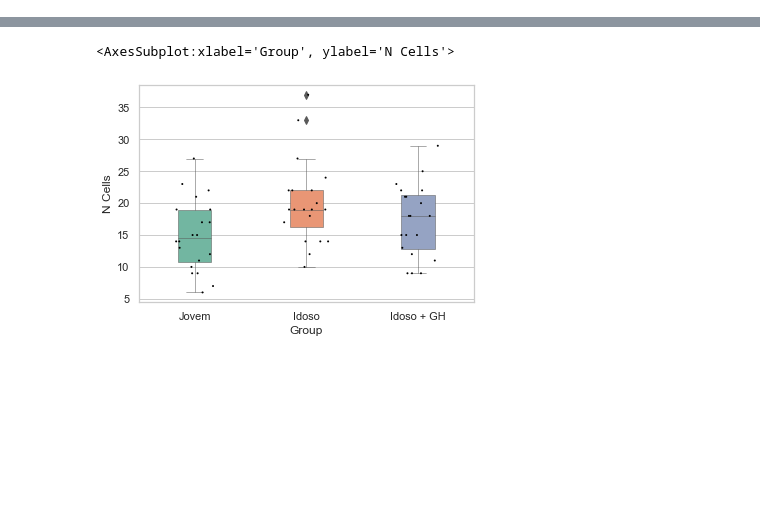
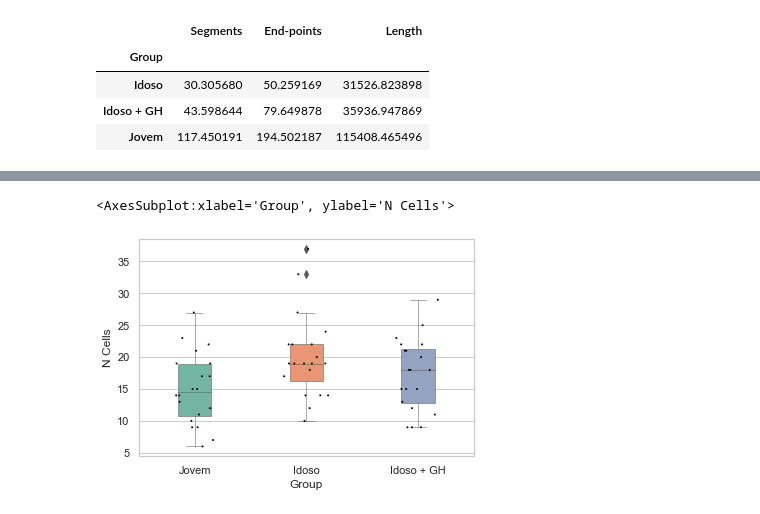
Before and after one commit to marinalemosc/prog_microglia, a Jupyter notebook: prog_microglia.ipynb, the cells around one changed output, grey strips where cells are left out. Saved outputs shown, nothing was run; the diff lists cells and outputs as text; code cells hidden in the pictures; blank space fills up the shorter version.

```diff
--- a/prog_microglia.ipynb
+++ b/prog_microglia.ipynb
@@ -34,0 +43,8 @@ print(fraclac_df.head(2),2*'\n', skeleton_df.head(2))
+# %%
+skeleton_df.groupby('Group').std()
+# %% [output]
+|  | Segments | End-points | Length |
+| Group |  |  |  |
+| Idoso | 30.305680 | 50.259169 | 31526.823898 |
+| Idoso + GH | 43.598644 | 79.649878 | 35936.947869 |
+| Jovem | 117.450191 | 194.502187 | 115408.465496 |
```
Also changed, not shown: parts of 5 cells of this notebook.
